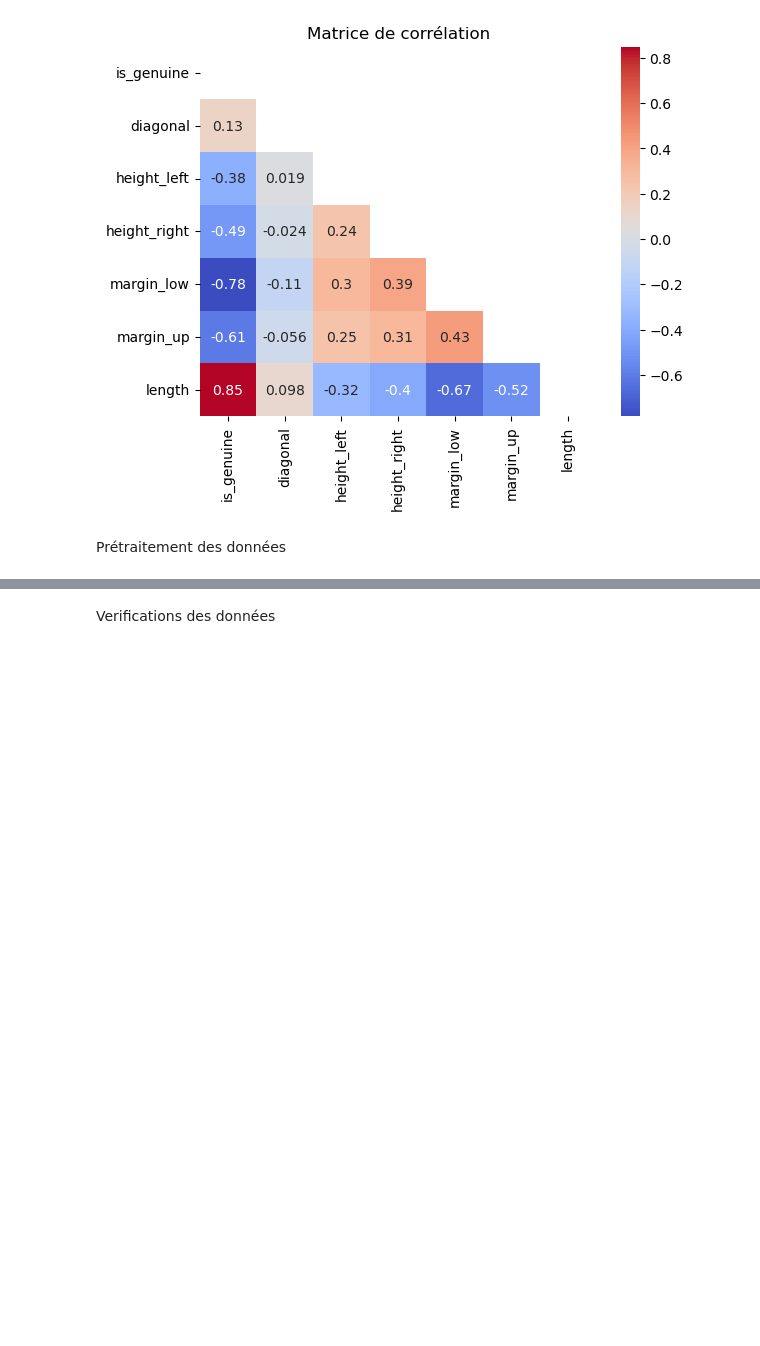
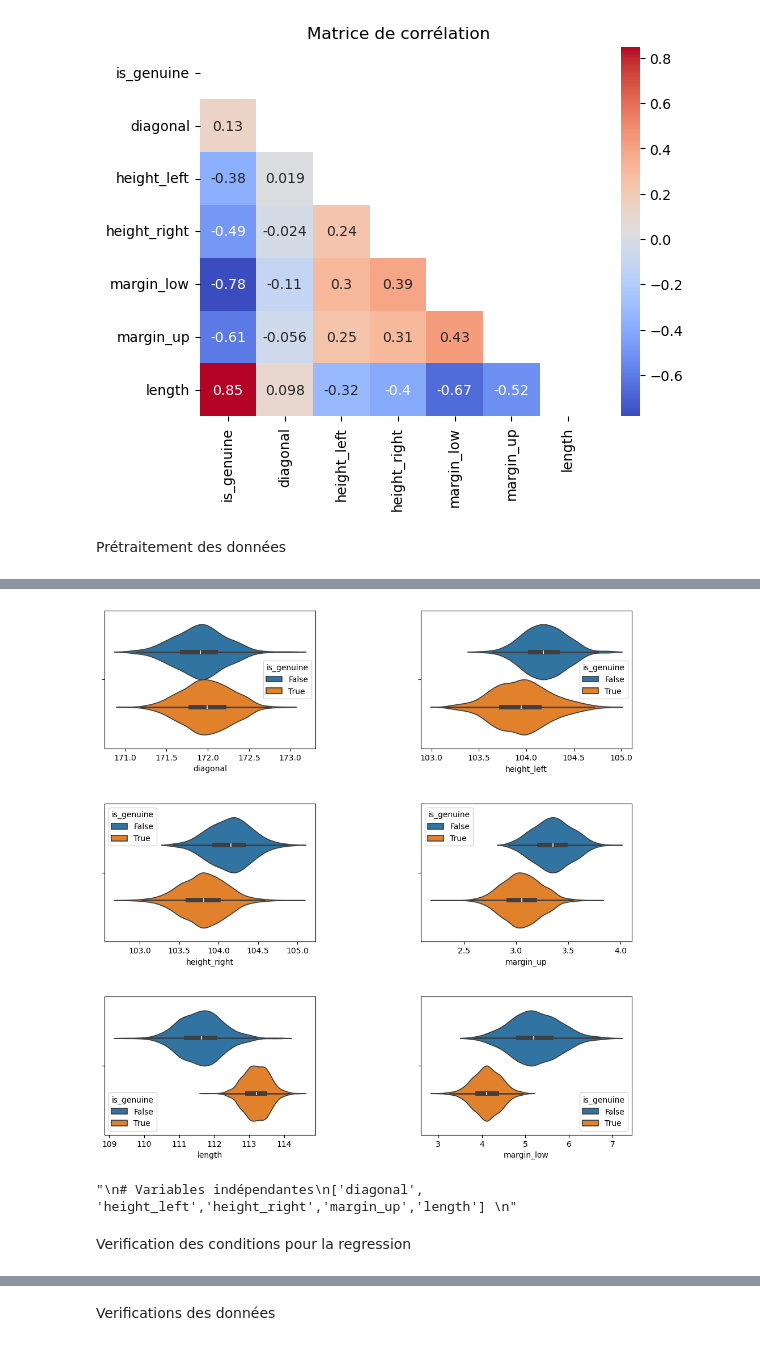
Before and after one commit to obenmaha/App-d-tection-faux-billet, a Jupyter notebook: Analyse notebook with all data.ipynb, the cells around one changed output, grey strips where cells are left out. Saved outputs shown, nothing was run; the diff lists cells and outputs as text; code cells hidden in the pictures; blank space fills up the shorter version.

```diff
--- a/Analyse notebook with all data.ipynb
+++ b/Analyse notebook with all data.ipynb
@@ -95,8 +118,24 @@ Prétraitement des données
+# %%
+fig, axes = plt.subplots(3, 2, figsize=(12, 12))
+plt.subplots_adjust(wspace=0.5, hspace=0.4)
+axes = axes.flatten()  # Aplatit la matrice d'axes pour faciliter l'accès
+variables = ['diagonal', 'height_left','height_right','margin_up','length','margin_low']
+for i, variable in enumerate(variables):
+    sns.violinplot(data, x=variable, ax=axes[i], hue= 'is_genuine')
+# %% [output]
+[figure, added]
 # %%
 # Regression linéaire pour les données manquantes
 # %%
 # Séparer les données complètes et les données vides
 df_complete = data.dropna(subset=['margin_low'])
 df_missing = data[data['margin_low'].isnull()]
+# %%
+'''
+# Variables indépendantes
+['diagonal', 'height_left','height_right','margin_up','length']
+'''
+# %% [output]
+"\n# Variables indépendantes\n['diagonal', 'height_left','height_right','margin_up','length'] \n"
 # %%
 # Définir les variables X (indépendantes) et y (dépendante)
@@ -111,0 +146,2 @@ predicted_margin_low = regression.predict(X_missing)
+# %% [markdown]
+Verification des conditions pour la regression
```
Also changed, not shown: parts of 20 cells of this notebook.
